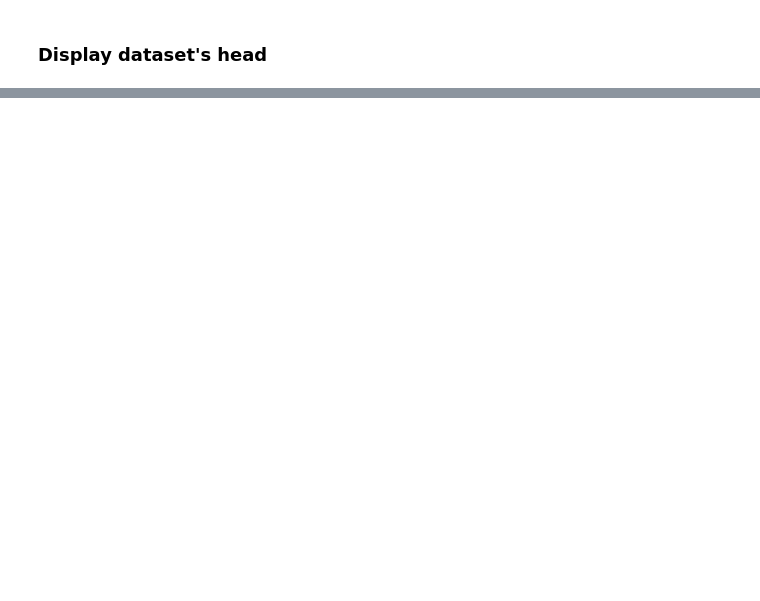
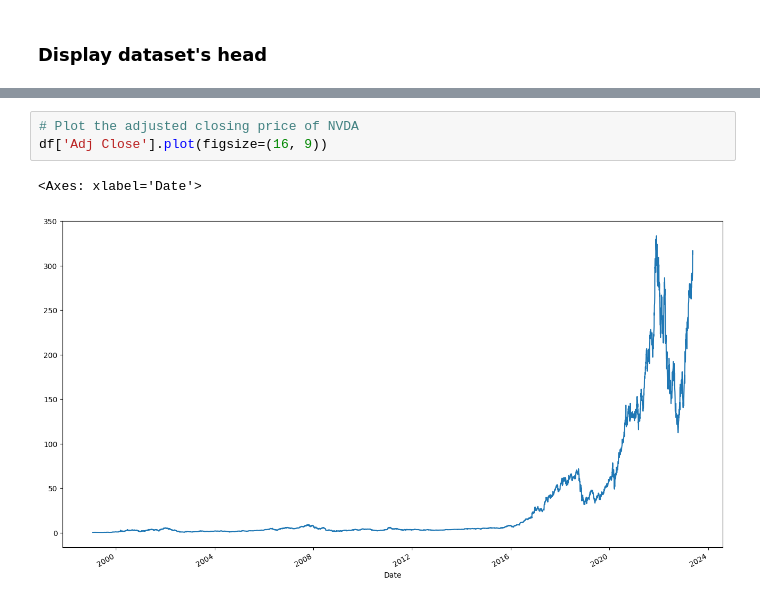
Before and after one commit to albertoscala/Stock-Price-Prediction, a Jupyter notebook: stock-price-prediction.ipynb, the cells around one changed output, grey strips where cells are left out. Drawn from its saved outputs; the diff is of its cells as text; blank space fills up the shorter version.

```diff
--- a/stock-price-prediction.ipynb
+++ b/stock-price-prediction.ipynb
@@ -75,0 +95,6 @@ df.head()
+# %%
+# Plot the adjusted closing price of NVDA
+df['Adj Close'].plot(figsize=(16, 9))
+# %% [output]
+<Axes: xlabel='Date'>
+[figure, added]
```
Also changed, not shown: parts of 14 cells of this notebook.
